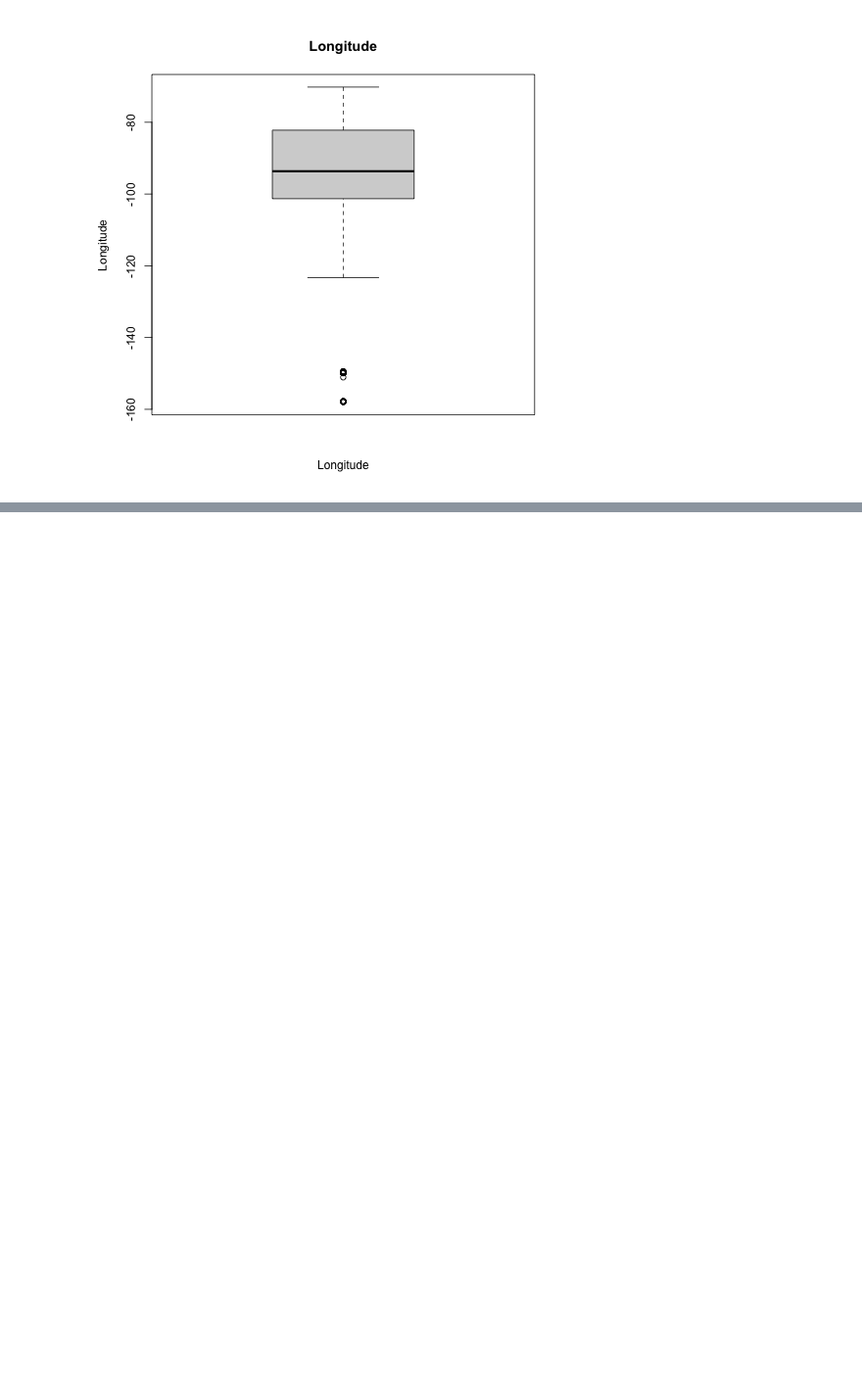
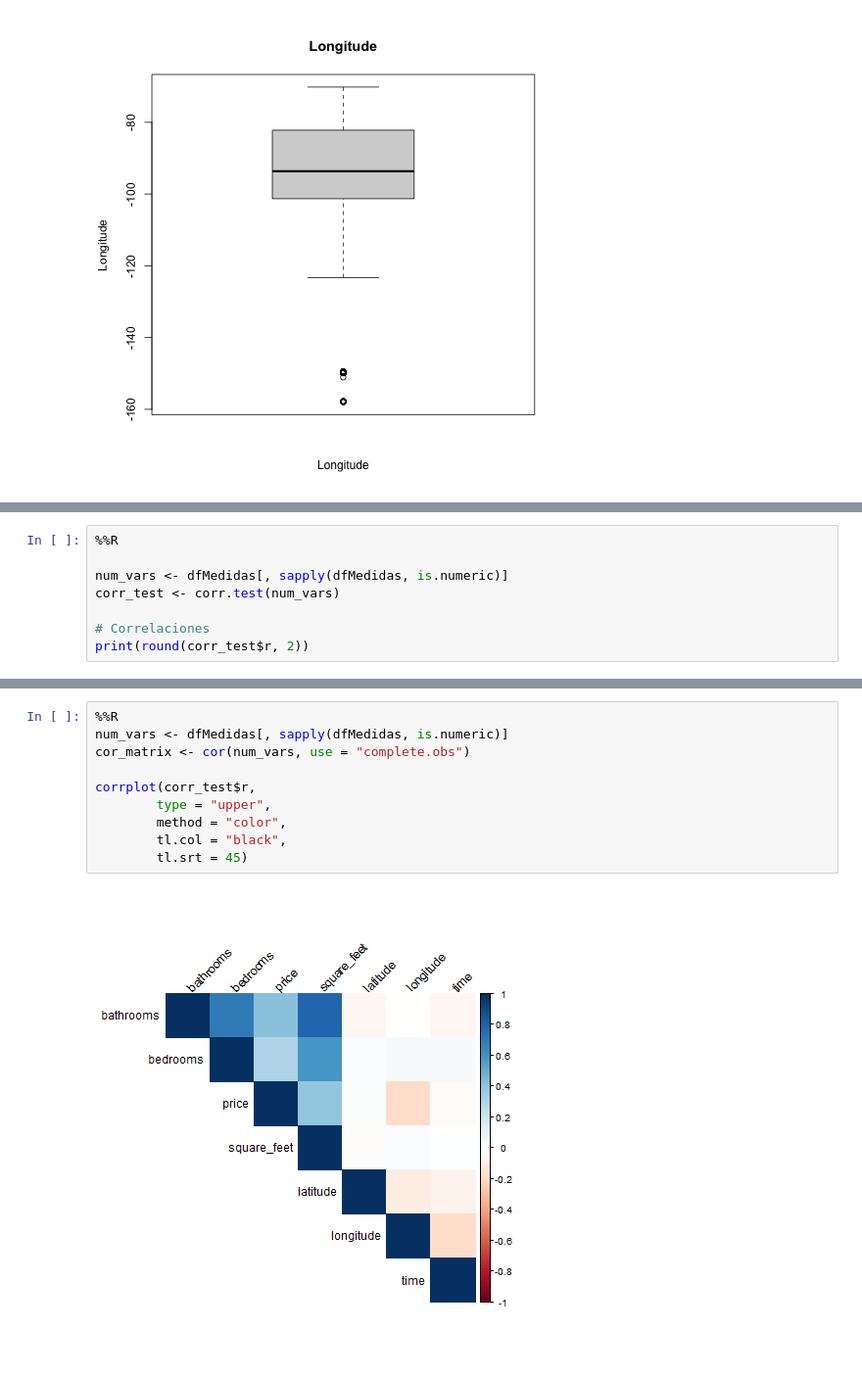
Before and after one commit to Arturo-Hernanz-CM/analisis_datos_modelo_clasificacion_viviendas, a Jupyter notebook: modelo.ipynb, the cells around one changed output, grey strips where cells are left out. Shown: that part at 98% size. Drawn from its saved outputs; the diff is of its cells as text; blank space fills up the shorter version.

```diff
--- a/modelo.ipynb
+++ b/modelo.ipynb
@@ -249,0 +259,8 @@ boxplot(dfMedidas$longitude, main = "Longitude", xlab = "Longitude", ylab = "Lon
+# %%
+%%R
+
+num_vars <- dfMedidas[, sapply(dfMedidas, is.numeric)]
+corr_test <- corr.test(num_vars)
+
+# Correlaciones
+print(round(corr_test$r, 2))
@@ -249,0 +295,12 @@ boxplot(dfMedidas$longitude, main = "Longitude", xlab = "Longitude", ylab = "Lon
+# %%
+%%R
+num_vars <- dfMedidas[, sapply(dfMedidas, is.numeric)]
+cor_matrix <- cor(num_vars, use = "complete.obs")
+
+corrplot(corr_test$r,
+        type = "upper",
+        method = "color",
+        tl.col = "black",
+        tl.srt = 45)
+# %% [output]
+[figure, added]
```
Also changed, not shown: parts of 20 cells of this notebook.
